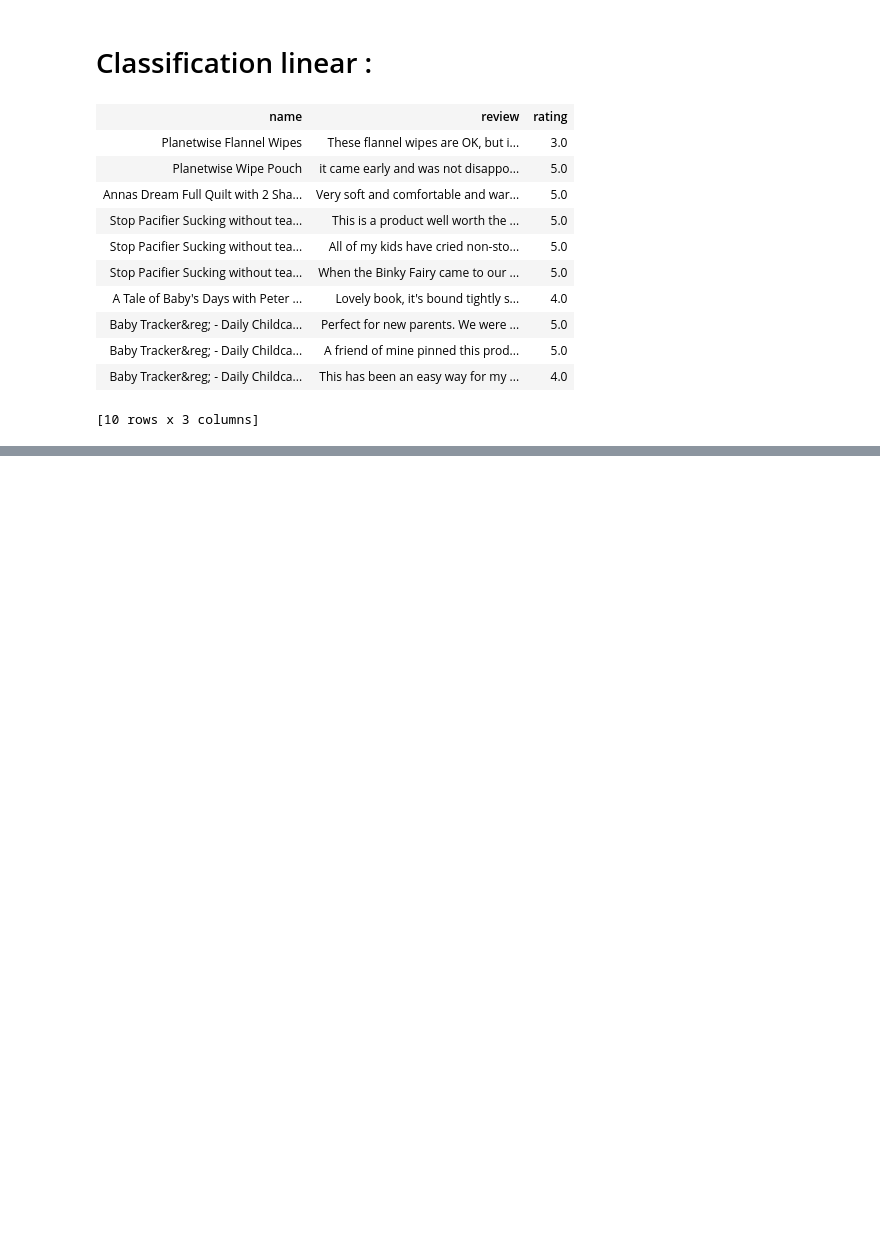
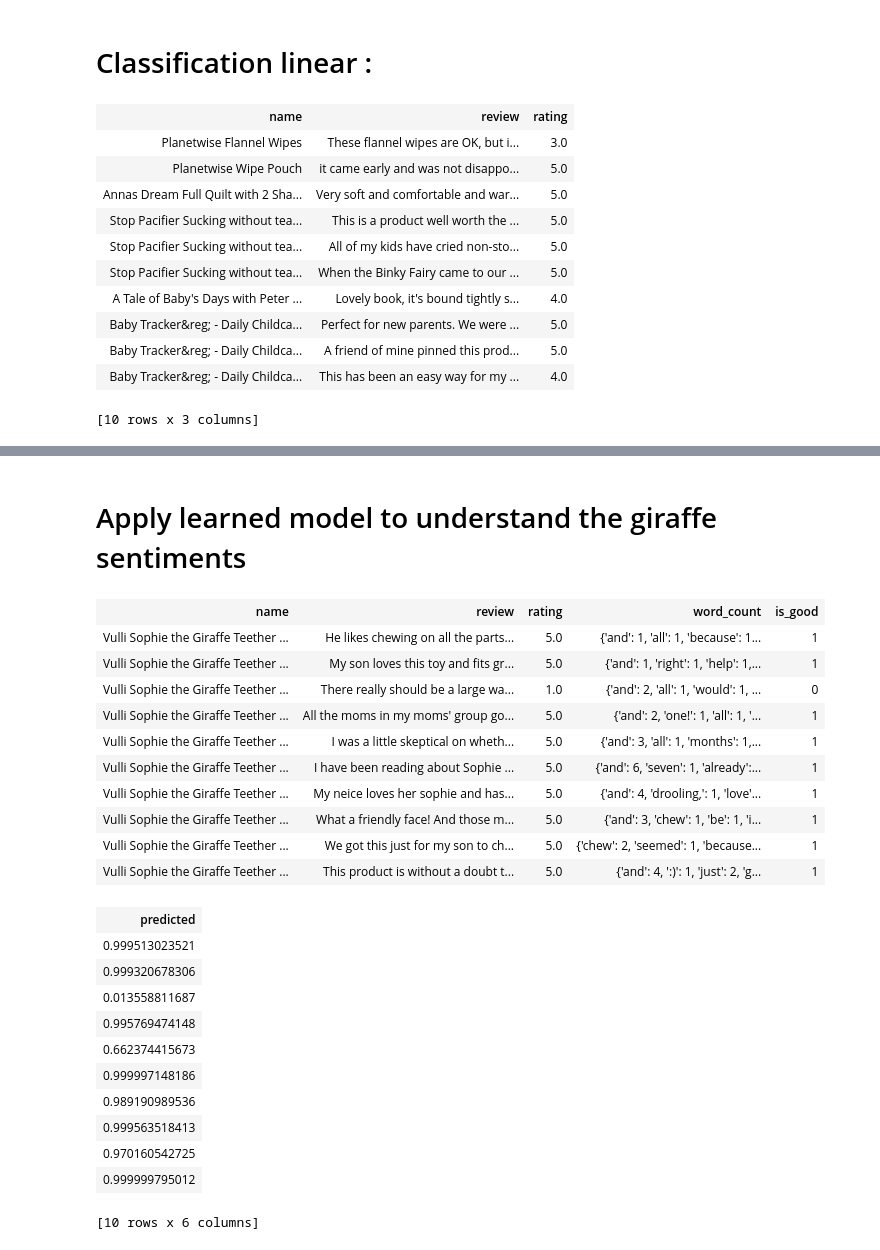
Before and after one commit to thesharpshooter/b, a Jupyter notebook: Week 3/Classification.ipynb, the cells around one changed output, grey strips where cells are left out. Saved outputs shown, nothing was run; the diff lists cells and outputs as text; code cells hidden in the pictures; blank space fills up the shorter version.

Commit message:
Completed logistic regression

```diff
--- a/Week 3/Classification.ipynb
+++ b/Week 3/Classification.ipynb
@@ -43,0 +71,2 @@ You can use print_rows(num_rows=m, num_columns=n) to print more rows and columns
+# %%
+logistic_model = gl.logistic_classifier.create(training_set,target='is_good',features=['word_count'],validation_set=test_set)
@@ -43,0 +109,29 @@ You can use print_rows(num_rows=m, num_columns=n) to print more rows and columns
+# %% [markdown]
+# Apply learned model to understand the giraffe sentiments
+# %%
+giraffe_data['predicted'] = logistic_model.predict(giraffe_data,output_type='probability')
+giraffe_data.head()
+# %% [output]
+| name | review | rating | word_count | is_good |
+| Vulli Sophie the Giraffe Teether ... | He likes chewing on all the parts... | 5.0 | {'and': 1, 'all': 1, 'because': 1... | 1 |
+| Vulli Sophie the Giraffe Teether ... | My son loves this toy and fits gr... | 5.0 | {'and': 1, 'right': 1, 'help': 1,... | 1 |
+| Vulli Sophie the Giraffe Teether ... | There really should be a large wa... | 1.0 | {'and': 2, 'all': 1, 'would': 1, ... | 0 |
+| Vulli Sophie the Giraffe Teether ... | All the moms in my moms' group go... | 5.0 | {'and': 2, 'one!': 1, 'all': 1, '... | 1 |
+| Vulli Sophie the Giraffe Teether ... | I was a little skeptical on wheth... | 5.0 | {'and': 3, 'all': 1, 'months': 1,... | 1 |
+| Vulli Sophie the Giraffe Teether ... | I have been reading about Sophie ... | 5.0 | {'and': 6, 'seven': 1, 'already':... | 1 |
+| Vulli Sophie the Giraffe Teether ... | My neice loves her sophie and has... | 5.0 | {'and': 4, 'drooling,': 1, 'love'... | 1 |
+| Vulli Sophie the Giraffe Teether ... | What a friendly face! And those m... | 5.0 | {'and': 3, 'chew': 1, 'be': 1, 'i... | 1 |
+| Vulli Sophie the Giraffe Teether ... | We got this just for my son to ch... | 5.0 | {'chew': 2, 'seemed': 1, 'because... | 1 |
+| Vulli Sophie the Giraffe Teether ... | This product is without a doubt t... | 5.0 | {'and': 4, ':)': 1, 'just': 2, 'g... | 1 |
+| predicted |
+| 0.999513023521 |
+| 0.999320678306 |
+| 0.013558811687 |
+| 0.995769474148 |
+| 0.662374415673 |
+| 0.999997148186 |
+| 0.989190989536 |
+| 0.999563518413 |
+| 0.970160542725 |
+| 0.999999795012 |
+[10 rows x 6 columns]
```
Also changed, not shown: parts of 21 cells of this notebook.
